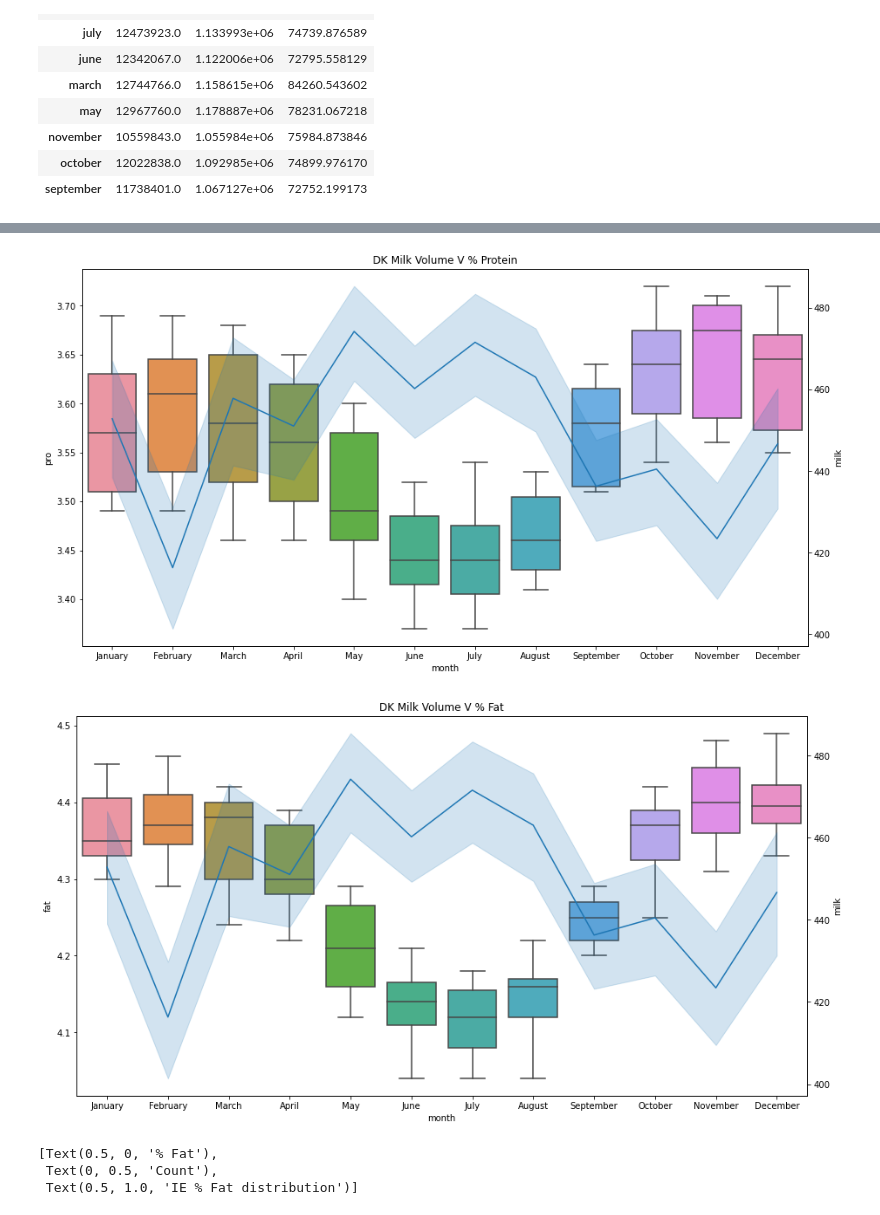
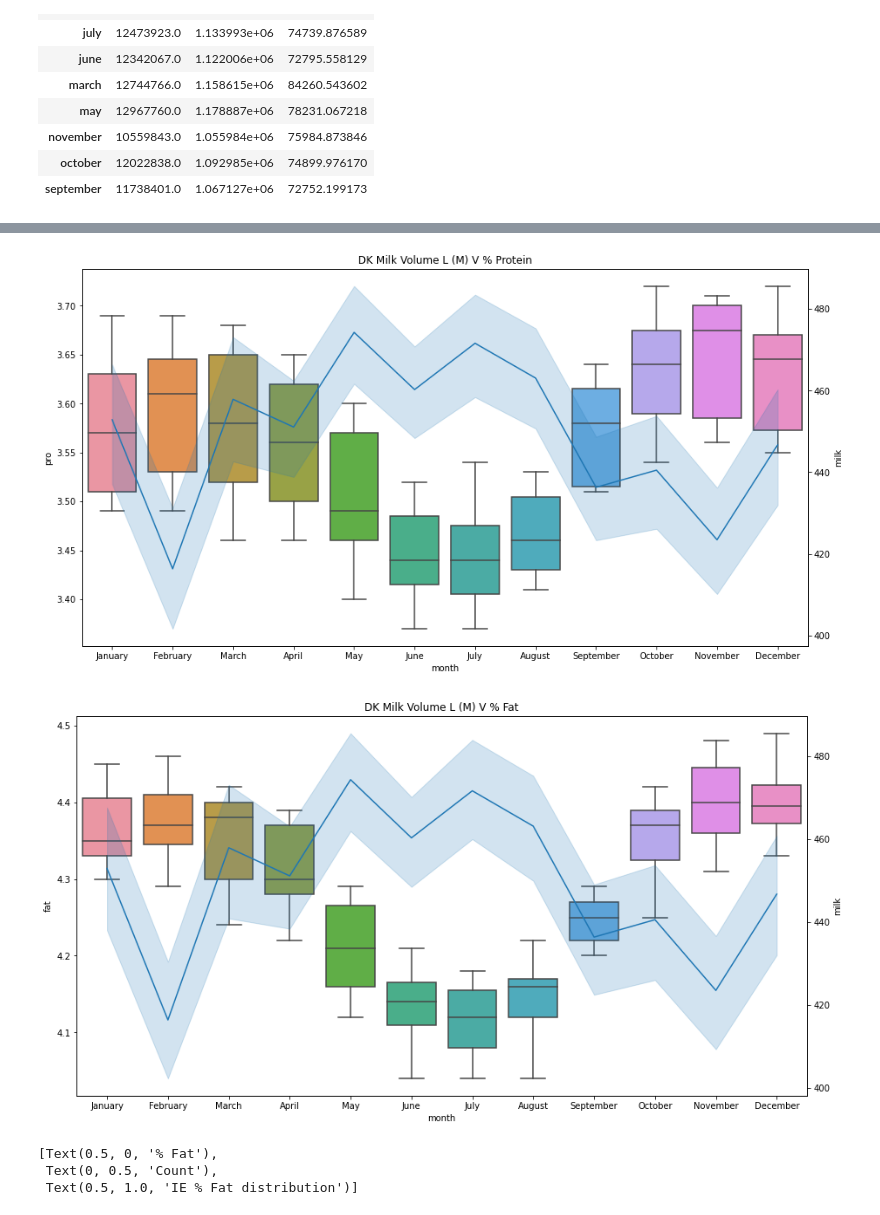
Before and after one commit to sba22169/MSC_DA_CA2, a Jupyter notebook: sba22169_ST_MSC_CA2.ipynb, the cells around one changed output, grey strips where cells are left out. Cells and saved outputs as stored; diff of their text form; code cells hidden in the pictures.

```diff
--- a/sba22169_ST_MSC_CA2.ipynb
+++ b/sba22169_ST_MSC_CA2.ipynb
@@ -223,18 +223,19 @@ ax = sns.lineplot(x='month', y ='milk',data = nldf).set(title='NL Milk Volume V
 # %%
 ax = sns.boxplot(x='month' , y = 'pro', data = dkdf, whis = 10)
 
 ax2 = ax.twinx()
-ax = sns.lineplot(x='month', y ='milk',data = dkdf).set(title='DK Milk Volume V % Protein')
-#plt.savefig("ff_day_box_plot.png", dpi=300)
+ax = sns.lineplot(x='month', y ='milk',data = dkdf).set(title='DK Milk Volume L (M) V % Protein')
+plt.savefig("box_dk_pro_milk.png", dpi=300);
 # %% [output]
-[figure, old version]
+[figure, new version]
 # %%
 ax = sns.boxplot(x='month' , y = 'fat', data = dkdf, whis = 10)
 
 ax2 = ax.twinx()
-ax = sns.lineplot(x='month', y ='milk',data = dkdf).set(title='DK Milk Volume V % Fat')
+ax = sns.lineplot(x='month', y ='milk',data = dkdf).set(title='DK Milk Volume L (M) V % Fat')
+plt.savefig("box_dk_fat_milk.png", dpi=300);
 # %% [output]
-[figure, old version]
+[figure, new version]
 # %%
 # Descriptive Statistics - summerise the dataset, help id chosen model
 ax = sns.histplot(iedf.fat)
```
Also changed, not shown: parts of 4 cells of this notebook, 17 other files.
